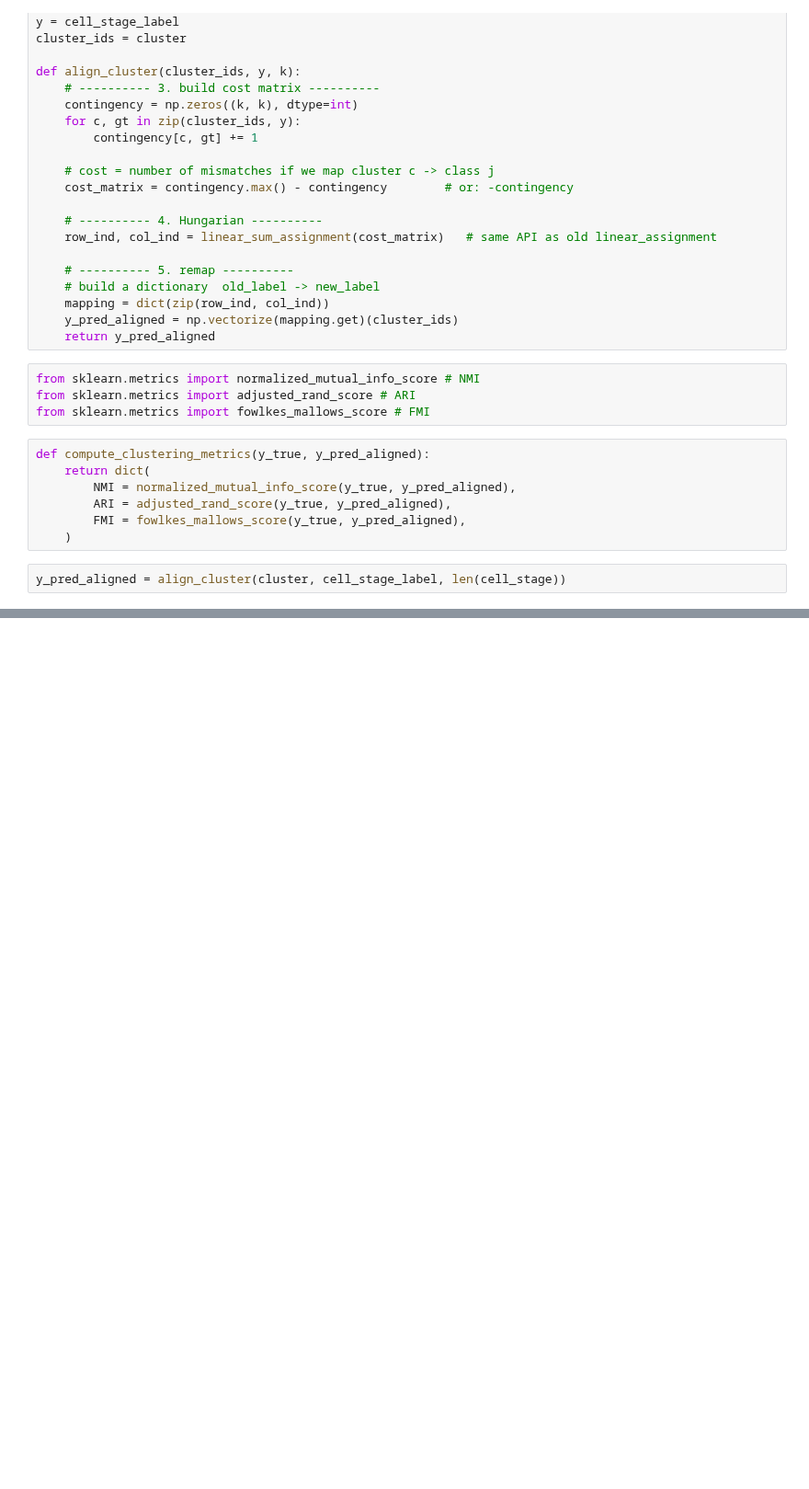
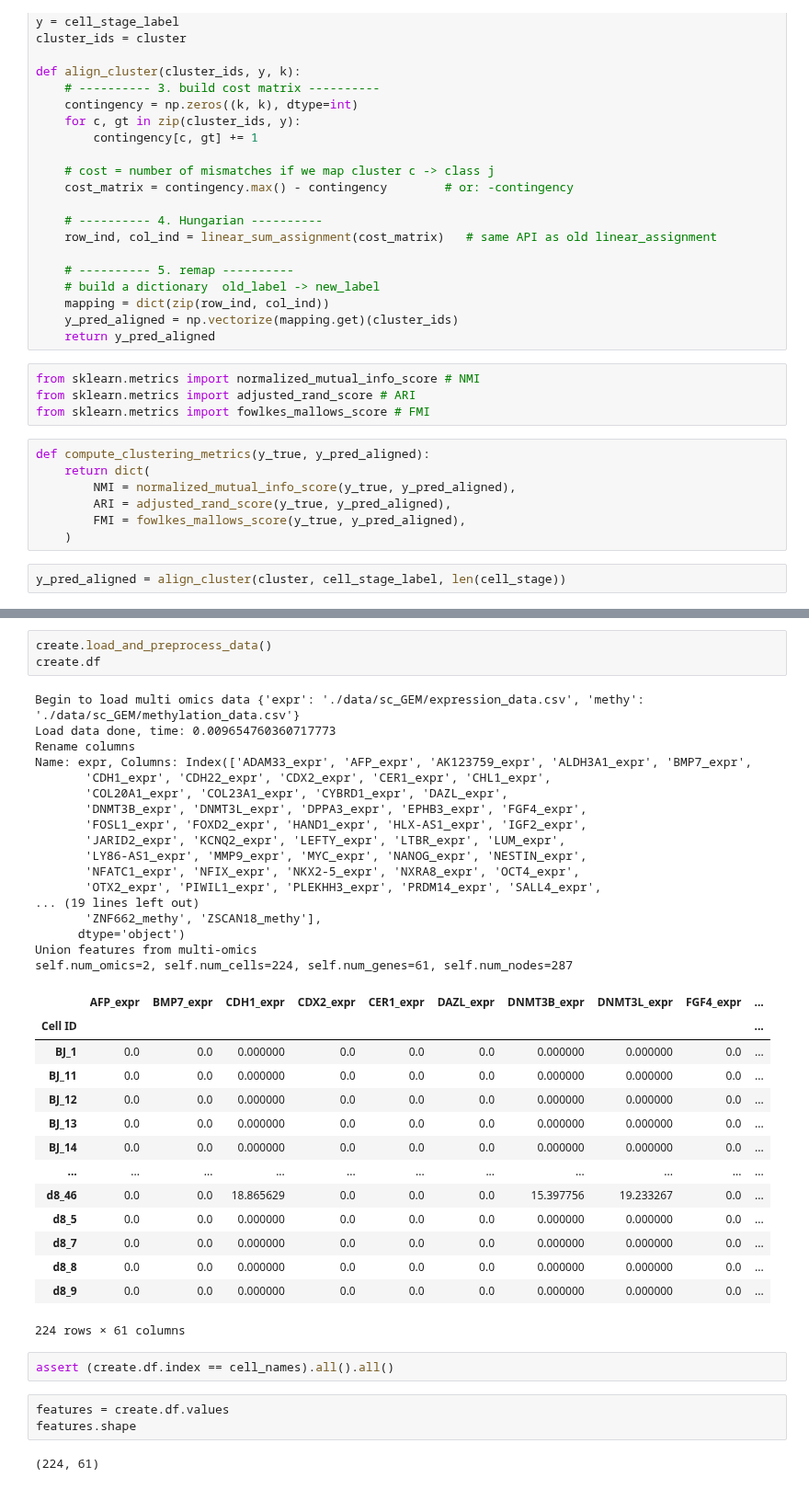
Before and after one commit to congfeng4/SCOIT, a Jupyter notebook: tutorial/sc_GEM.ipynb, the cells around one changed output, grey strips where cells are left out. Shown at 92% size. Saved outputs shown, nothing was run; the diff lists cells and outputs as text; blank space fills up the shorter version.

```diff
--- a/tutorial/sc_GEM.ipynb
+++ b/tutorial/sc_GEM.ipynb
@@ -333,0 +354,42 @@ metrics
+# %%
+create.load_and_preprocess_data()
+create.df
+# %% [output]
+Begin to load multi omics data {'expr': './data/sc_GEM/expression_data.csv', 'methy': './data/sc_GEM/methylation_data.csv'}
+Load data done, time: 0.009654760360717773
+Rename columns
+Name: expr, Columns: Index(['ADAM33_expr', 'AFP_expr', 'AK123759_expr', 'ALDH3A1_expr', 'BMP7_expr',
+       'CDH1_expr', 'CDH22_expr', 'CDX2_expr', 'CER1_expr', 'CHL1_expr',
+       'COL20A1_expr', 'COL23A1_expr', 'CYBRD1_expr', 'DAZL_expr',
+       'DNMT3B_expr', 'DNMT3L_expr', 'DPPA3_expr', 'EPHB3_expr', 'FGF4_expr',
+       'FOSL1_expr', 'FOXD2_expr', 'HAND1_expr', 'HLX-AS1_expr', 'IGF2_expr',
+       'JARID2_expr', 'KCNQ2_expr', 'LEFTY_expr', 'LTBR_expr', 'LUM_expr',
+       'LY86-AS1_expr', 'MMP9_expr', 'MYC_expr', 'NANOG_expr', 'NESTIN_expr',
+       'NFATC1_expr', 'NFIX_expr', 'NKX2-5_expr', 'NXRA8_expr', 'OCT4_expr',
+       'OTX2_expr', 'PIWIL1_expr', 'PLEKHH3_expr', 'PRDM14_expr', 'SALL4_expr',
+... (19 lines left out)
+       'ZNF662_methy', 'ZSCAN18_methy'],
+      dtype='object')
+Union features from multi-omics
+self.num_omics=2, self.num_cells=224, self.num_genes=61, self.num_nodes=287
+|  | AFP_expr | BMP7_expr | CDH1_expr | CDX2_expr | CER1_expr | DAZL_expr | DNMT3B_expr | DNMT3L_expr | FGF4_expr | ... |
+| Cell ID |  |  |  |  |  |  |  |  |  | ... |
+| BJ_1 | 0.0 | 0.0 | 0.000000 | 0.0 | 0.0 | 0.0 | 0.000000 | 0.000000 | 0.0 | ... |
+| BJ_11 | 0.0 | 0.0 | 0.000000 | 0.0 | 0.0 | 0.0 | 0.000000 | 0.000000 | 0.0 | ... |
+| BJ_12 | 0.0 | 0.0 | 0.000000 | 0.0 | 0.0 | 0.0 | 0.000000 | 0.000000 | 0.0 | ... |
+| BJ_13 | 0.0 | 0.0 | 0.000000 | 0.0 | 0.0 | 0.0 | 0.000000 | 0.000000 | 0.0 | ... |
+| BJ_14 | 0.0 | 0.0 | 0.000000 | 0.0 | 0.0 | 0.0 | 0.000000 | 0.000000 | 0.0 | ... |
+| ... | ... | ... | ... | ... | ... | ... | ... | ... | ... | ... |
+| d8_46 | 0.0 | 0.0 | 18.865629 | 0.0 | 0.0 | 0.0 | 15.397756 | 19.233267 | 0.0 | ... |
+| d8_5 | 0.0 | 0.0 | 0.000000 | 0.0 | 0.0 | 0.0 | 0.000000 | 0.000000 | 0.0 | ... |
+| d8_7 | 0.0 | 0.0 | 0.000000 | 0.0 | 0.0 | 0.0 | 0.000000 | 0.000000 | 0.0 | ... |
+| d8_8 | 0.0 | 0.0 | 0.000000 | 0.0 | 0.0 | 0.0 | 0.000000 | 0.000000 | 0.0 | ... |
+| d8_9 | 0.0 | 0.0 | 0.000000 | 0.0 | 0.0 | 0.0 | 0.000000 | 0.000000 | 0.0 | ... |
+224 rows × 61 columns
+# %%
+assert (create.df.index == cell_names).all().all()
+# %%
+features = create.df.values
+features.shape
+# %% [output]
+(224, 61)
```
Also changed, not shown: parts of 11 cells of this notebook.
